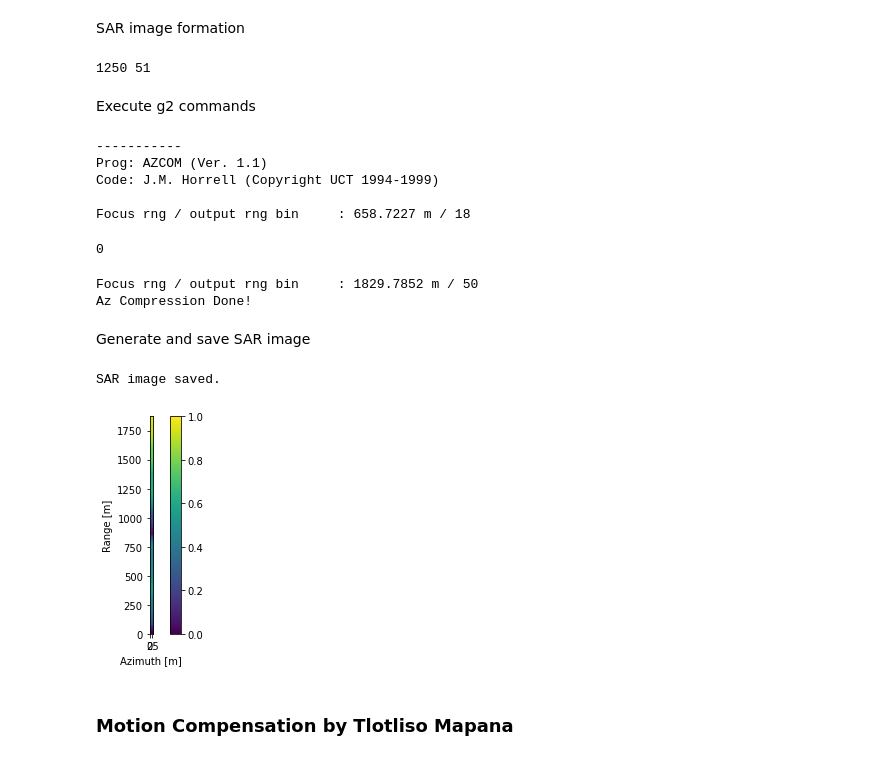
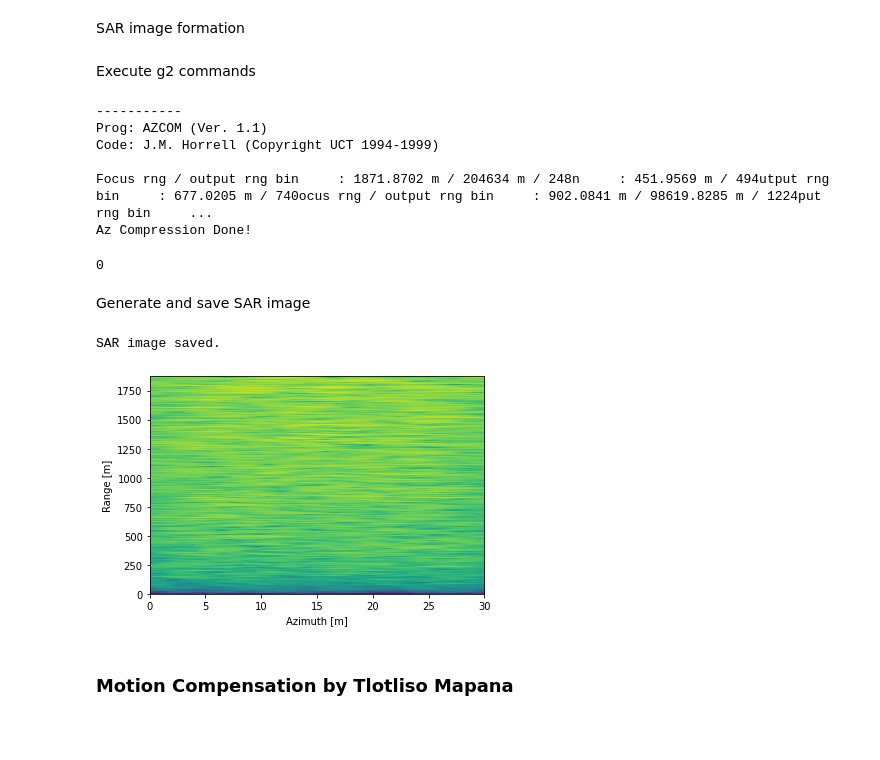
Before and after one commit to tmapana/FERS_tutorials, a Jupyter notebook: tutorial_notebook.ipynb, the cells around one changed output. Cells and saved outputs as stored; diff of their text form; code cells hidden in the pictures; blank space fills up the shorter version.

```diff
--- a/tutorial_notebook.ipynb
+++ b/tutorial_notebook.ipynb
@@ -102,7 +102,7 @@ Radar parameters are set next.
 # %%
 fc = 2.45e9
 wavelength = c/fc
-ramp_bandwidth = 100e6  #50e6
+ramp_bandwidth = 100e6 #50e6
 adc_rate = 125e6    #100e6
 decimation_factor = 40  #100
 os_factor = 1   #1
@@ -111,6 +111,8 @@ rf_sim_rate = adc_rate * os_factor
 tx_power = 10   # [W]
 noise_temp = 290
 noise_density = BOLTZMANN * noise_temp # [W/Hz]
+
+sample_rate = adc_rate / decimation_factor
 
 print('Noise density:', np.round(lin2db(noise_density) + 30, 2), '[dBm/Hz]')
 
@@ -390,11 +392,14 @@ bb_matrix.astype('complex64').tofile(g2_input)
 # %% [markdown]
 SAR radar parameters
 # %%
+from random import sample
+
+
 chirp_rate = ramp_bandwidth / ramp_period
 
 range_scaling = (c/2) / chirp_rate
 
-fft_bin_spacing = rf_sim_rate / ns_fft
+fft_bin_spacing = sample_rate / ns_fft
 
 range_bin_spacing = fft_bin_spacing * range_scaling
 
@@ -403,22 +408,22 @@ g2_adc = c / (2*range_bin_spacing)
 
 min_range_bin = 0
 
-max_range_bin = int(r_fft[-1] / range_bin_spacing)
+max_range_bin = int(np.floor(r_fft[-1] / range_bin_spacing))
 
 n_range_bins = max_range_bin - min_range_bin
 
 n_chunks = int(prf * n_seconds)
+
+spectral_resolution = sample_rate / n_chunks
+range_resolution = range_scaling * np.hypot(spectral_resolution, fft_bin_spacing)
 # %% [markdown]
 SAR image formation
 # %%
 # To make use of the G2 program
 synthetic_aperture = n_seconds * velocity
 # Pixel scaling for SAR image
-scaled_width = int(n_chunks)
+scaled_width = int(n_range_bins / r_fft[-1] * synthetic_aperture)
 scaled_height = int(n_range_bins)
-print(scaled_width, scaled_height)
-# %% [output]
-1250 51
 # %% [markdown]
 Execute g2 commands
 # %%
@@ -446,7 +451,7 @@ with open(g2_cmd, 'w') as f_id:
         f_id.write('$RngFocSegments               => ' + str(-1) + '\n')
         f_id.write('$RefFuncSign [+-1]            => ' + str(1) + '\n') #change
         f_id.write('$A2DFreq [Hz]                 => ' + str(g2_adc) + '\n')
-        f_id.write('$NomAzRes [m]                 => ' + str(0.1) + '\n')       #hacked
+        f_id.write('$NomAzRes [m]                 => ' + str(range_resolution/2) + '\n')       #hacked
         f_id.write('$WinConstTime [0.0-1.0]       => ' + str(0.08) + '\n')
         f_id.write('$NumLooks                     => ' + str(1) + '\n')
         f_id.write('$LookOverlapFrac [0.0-1.0]    => ' + str(0.0) + '\n')
@@ -467,10 +472,9 @@ os.system(azcom_executable + ' ' + str(g2_cmd))
 Prog: AZCOM (Ver. 1.1)
 Code: J.M. Horrell (Copyright UCT 1994-1999)
 
-Focus rng / output rng bin     : 658.7227 m / 18
+Focus rng / output rng bin     : 1871.8702 m / 204634 m / 248n     : 451.9569 m / 494utput rng bin     : 677.0205 m / 740ocus rng / output rng bin     : 902.0841 m / 98619.8285 m / 1224put rng bin     ...
+Az Compression Done!
 0
-Focus rng / output rng bin     : 1829.7852 m / 50
-Az Compression Done!
 # %% [markdown]
 Generate and save SAR image
 # %%
@@ -489,36 +493,36 @@ image_mean = np.mean(image, axis=1)
 
 # dynamic range
 a_min = np.nanmin(image_mean[image_mean != -np.inf])
 a_max = np.amax(image)
 image = np.clip(image, a_min=a_min, a_max=a_max)
 image = (image-a_min)/(a_max-a_min) # image averaging
 
 fig, ax = plt.subplots(nrows=1, ncols=1)
 ax.set_xlabel('Azimuth [m]')
 ax.set_ylabel('Range [m]')
 im = ax.imshow(
     image,
-    aspect='equal',
+    aspect='auto',
     extent=[0, synthetic_aperture, 0, r_fft[-1]],
     origin='upper'
 )
 
-fig.colorbar(im, ax=ax, orientation='vertical')
+# fig.colorbar(im, ax=ax, orientation='vertical')
 
 file_name = title + '.sar.noco'
 image_path = os.path.join('out', file_name)
 plt.imsave(image_path, image, cmap='gray', origin='upper', format='png')
 
 sar_image = Image.open(image_path)
 sar_image.load()
 sar_image = sar_image.resize((scaled_width, scaled_height), resample=Image.LANCZOS)
 sar_image.save(os.path.splitext(image_path)[
             0] + os.path.splitext(image_path)[1], format='png')
 
 print("SAR image saved.")
 # %% [output]
 SAR image saved.
-[figure, old version]
+[figure, new version]
 # %% [markdown]
 ### Motion Compensation by Tlotliso Mapana
 # %% [markdown]
```
Also changed, not shown: parts of 14 cells of this notebook, 14 other files.
